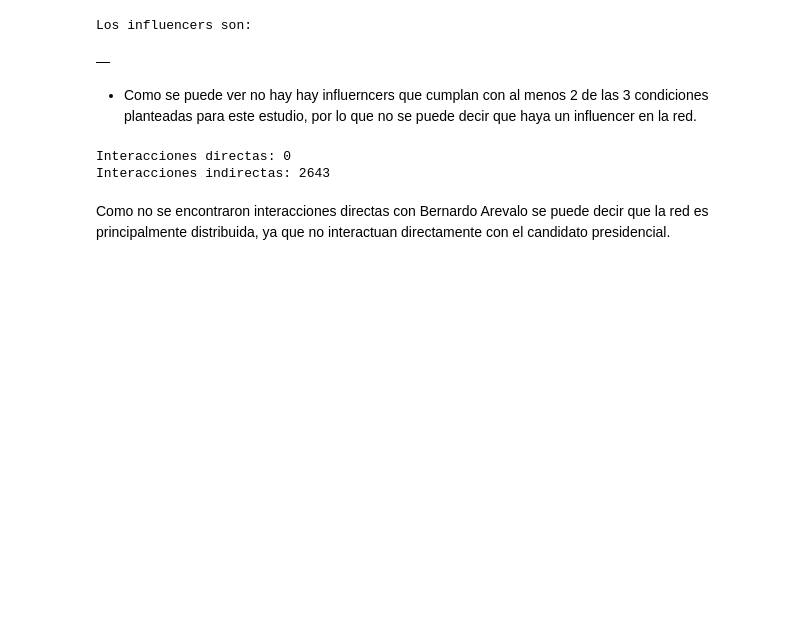
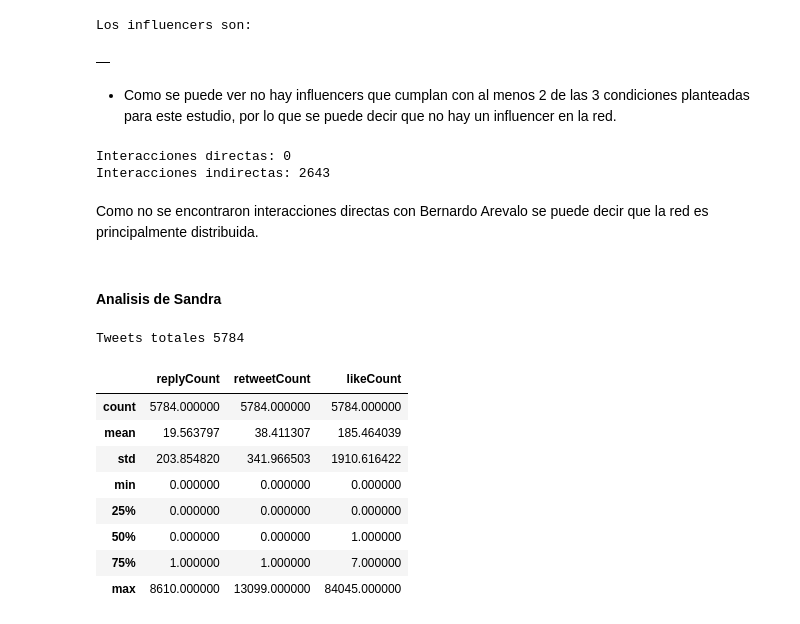
Before and after one commit to Manuel-Archila/Lab6_DS, a Jupyter notebook: Lab6.ipynb, the cells around one changed output. Saved outputs shown, nothing was run; the diff lists cells and outputs as text; code cells hidden in the pictures; blank space fills up the shorter version.

```diff
--- a/Lab6.ipynb
+++ b/Lab6.ipynb
@@ -210,7 +210,7 @@ influencer_df
 Los influencers son:
 |  |
 # %% [markdown]
-- Como se puede ver no hay hay influerncers que cumplan con al menos 2 de las 3 condiciones planteadas para este estudio, por lo que no se puede decir que haya un influencer en la red.
+- Como se puede ver no hay influencers que cumplan con al menos 2 de las 3 condiciones planteadas para este estudio, por lo que se puede decir que no hay un influencer en la red.
 # %%
 # Extract the tweets that are direct interactions with Bernardo Arévalo
 direct_interactions = bernardo[bernardo['inReplyToUser'].apply(lambda x: isinstance(x, dict) and x['username'] == 'BArevalodeLeon')]
@@ -231,4 +231,26 @@ print("Interacciones indirectas:",indirect_count)
 Interacciones directas: 0
 Interacciones indirectas: 2643
 # %% [markdown]
-Como no se encontraron interacciones directas con Bernardo Arevalo se puede decir que la red es principalmente distribuida, ya que no interactuan directamente con el candidato presidencial.
+Como no se encontraron interacciones directas con Bernardo Arevalo se puede decir que la red es principalmente distribuida.
+# %% [markdown]
+#### Analisis de Sandra
+# %%
+
+total_tweets = len(sandra)
+
+# Estadísticas básicas para respuestas, retweets y favoritos
+descriptive_stats = sandra[['replyCount', 'retweetCount', 'likeCount']].describe()
+
+print("Tweets totales", total_tweets)
+descriptive_stats
+# %% [output]
+Tweets totales 5784
+|  | replyCount | retweetCount | likeCount |
+| count | 5784.000000 | 5784.000000 | 5784.000000 |
+| mean | 19.563797 | 38.411307 | 185.464039 |
+| std | 203.854820 | 341.966503 | 1910.616422 |
+| min | 0.000000 | 0.000000 | 0.000000 |
+| 25% | 0.000000 | 0.000000 | 0.000000 |
+| 50% | 0.000000 | 0.000000 | 1.000000 |
+| 75% | 1.000000 | 1.000000 | 7.000000 |
+| max | 8610.000000 | 13099.000000 | 84045.000000 |
```
Also changed, not shown: parts of 9 cells of this notebook.
